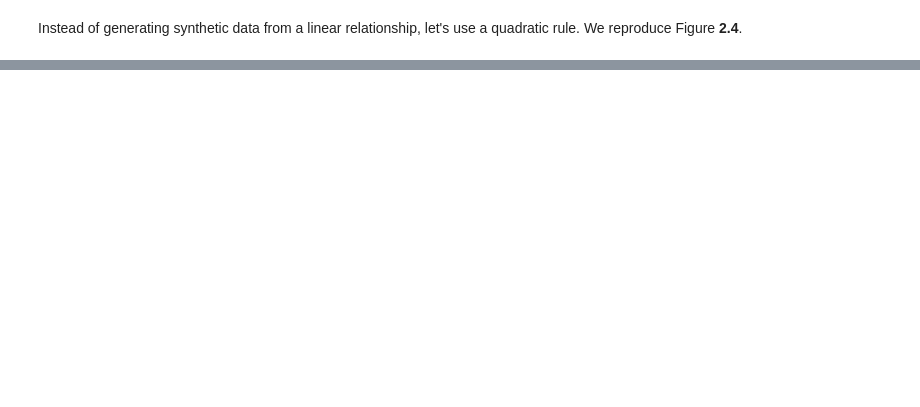
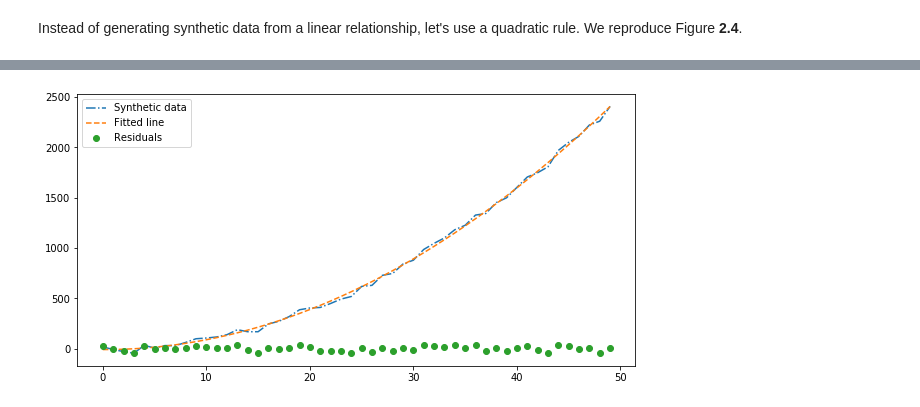
Before and after one commit to IvanaEscobar/sandbox, a Jupyter notebook: python/least_squares_tutorial.ipynb, the cells around one changed output, grey strips where cells are left out. Saved outputs shown, nothing was run; the diff lists cells and outputs as text; code cells hidden in the pictures; blank space fills up the shorter version.

```diff
--- a/python/least_squares_tutorial.ipynb
+++ b/python/least_squares_tutorial.ipynb
@@ -98,0 +125,21 @@ We see that fitting with a linear rule does not give a good representation of ou
+# %%
+t = np.arange(50, dtype=np.float64)
+mu, sigma = 0, 30 # mean and standard deviation (variance is 900)
+n = np.random.normal(mu, sigma, 50)
+
+y = 1 + t**2 + n
+
+# Polynomial fit of y
+coefficients = np.polyfit(t, y, 2)
+yLSQ = np.polyval(coefficients, t)
+
+residuals = y - yLSQ
+# %%
+plt.figure(figsize=(10,5))
+plt.plot(t, y, '-.', label='Synthetic data', markersize=5)
+plt.plot(t, yLSQ, '--', label='Fitted line')
+plt.plot(t, residuals, 'o', label='Residuals')
+plt.legend()
+plt.show()
+# %% [output]
+[figure, added]
```
Also changed, not shown: parts of 17 cells of this notebook.
